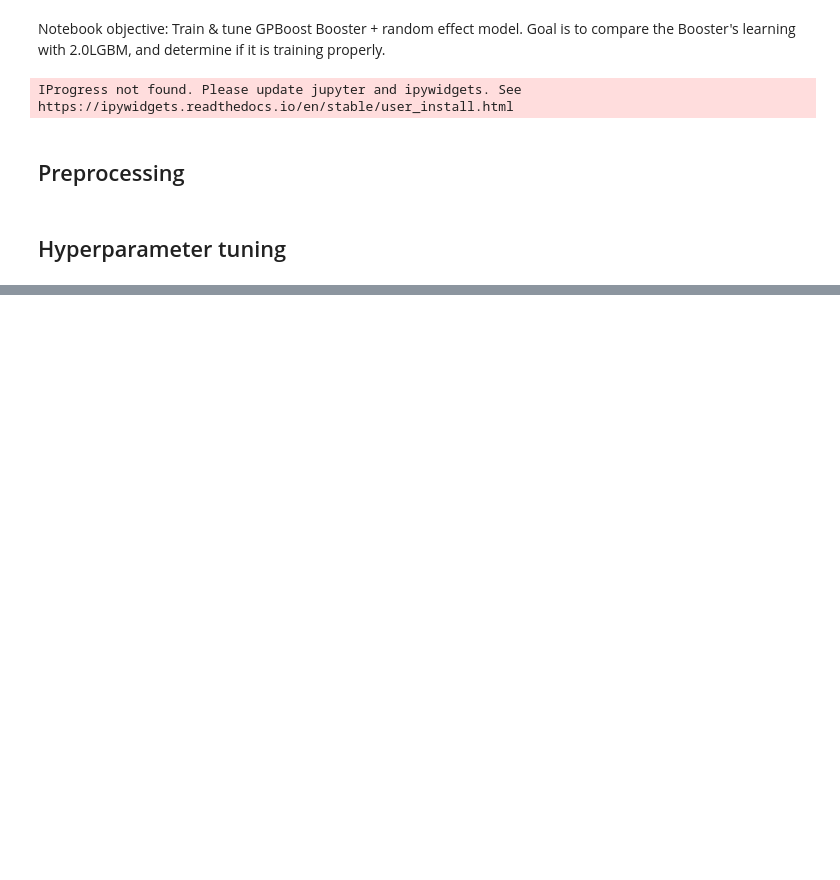
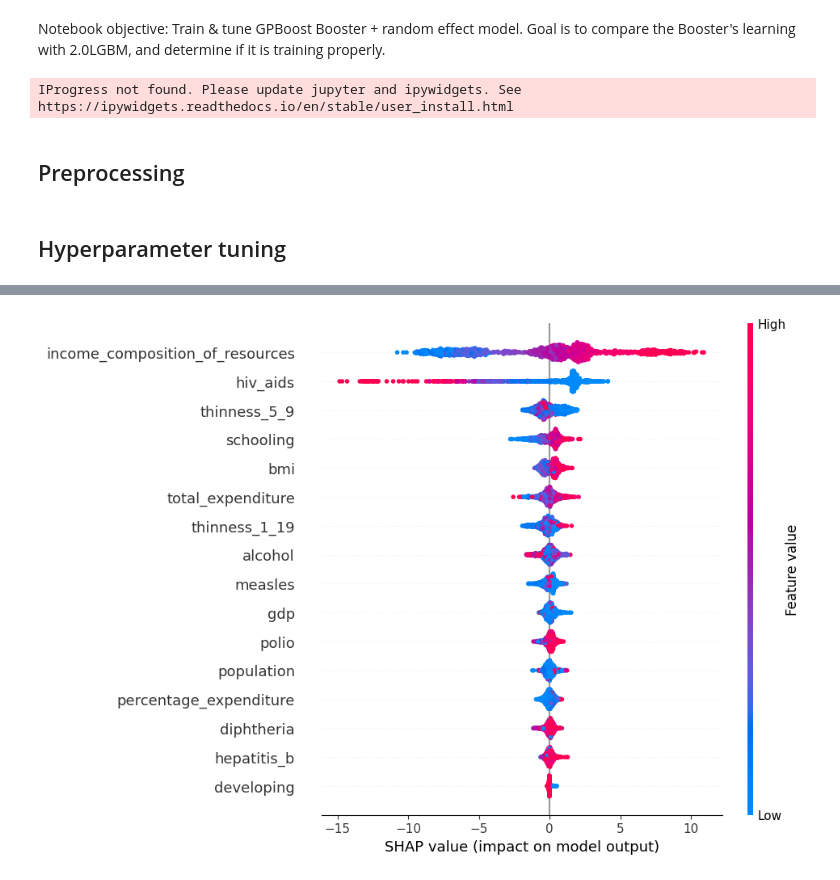
Before and after one commit to AhmetZamanis/PanelLifeExpectancy, a Jupyter notebook: 2.1_GPB.ipynb, the cells around one changed output, grey strips where cells are left out. Cells and saved outputs as stored; diff of their text form; code cells hidden in the pictures; blank space fills up the shorter version.

```diff
--- a/2.1_GPB.ipynb
+++ b/2.1_GPB.ipynb
@@ -227,0 +246,5 @@ Both fixed & random effects make a considerably similar contribution to predicti
+# %%
+# SHAP summary of all features
+shap.plots.beeswarm(shap_values, max_display = 20)
+# %% [output]
+[figure, added]
```
Also changed, not shown: parts of 31 cells of this notebook, 1 other file.
